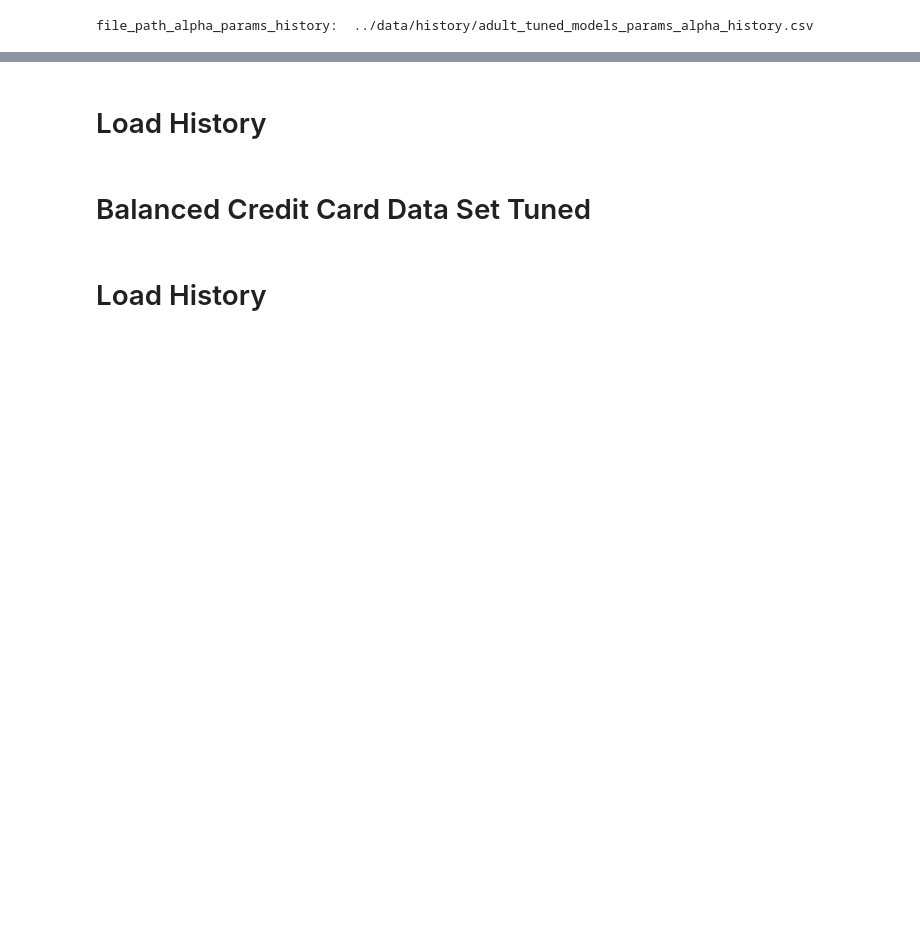
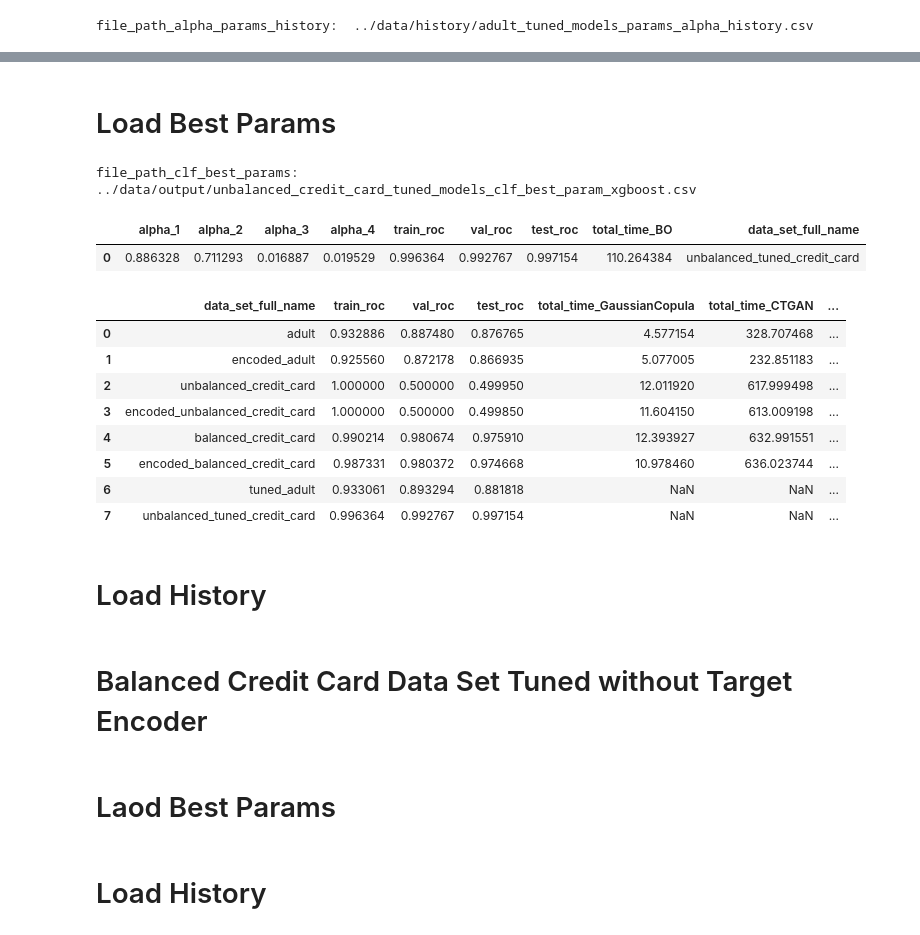
Before and after one commit to shinnasa/SC-GOAT, a Jupyter notebook: code/CollectResults.ipynb, the cells around one changed output, grey strips where cells are left out. Drawn from its saved outputs; the diff is of its cells as text; code cells hidden in the pictures; blank space fills up the shorter version.

Commit message:
Add history for untuned models Minor modifications

```diff
--- a/code/CollectResults.ipynb
+++ b/code/CollectResults.ipynb
@@ -1001,0 +1007,3 @@ directory_name_data:  ../data/adult
+# %%
+df_all_results_best_params = df_all_results_best_params._append(df_clf_best_params, ignore_index = True)
+df_all_results_best_params
@@ -1010,0 +1028,17 @@ file_path_alpha_params_history:  ../data/history/adult_tuned_models_params_alpha
+# %%
+data_set_name = 'credit_card'
+target = 'income'
+encode = False
+balanced = False
+tuned = True
+prefix = constructPrefix(data_set_name, balanced, encode)
+data_set_full_name = prefix + 'tuned_' + data_set_name
+directory_name_data = "../data/" + data_set_name
+
+print('data_set_name: ', data_set_name)
+print('target: ', target)
+print('encode: ', encode)
+print('balanced: ', balanced)
+print('prefix: ', prefix)
+print('data_set_full_name: ', data_set_full_name)
+print('directory_name_data: ', directory_name_data)
@@ -1011,4 +1053,31 @@ file_path_alpha_params_history:  ../data/history/adult_tuned_models_params_alpha
+# %% [markdown]
+# Load Best Params
+# %%
+file_path_clf_best_params = constructFilePath(directory_name_output, file_name_clf_best_params, data_set_name, balanced, encode, tuned)
+print('file_path_clf_best_params: ', file_path_clf_best_params)
+# %% [output]
+file_path_clf_best_params:  ../data/output/unbalanced_credit_card_tuned_models_clf_best_param_xgboost.csv
+# %%
+df_clf_best_params = pd.read_csv(file_path_clf_best_params)
+df_clf_best_params['data_set_full_name'] = data_set_full_name
+df_clf_best_params
+# %% [output]
+|  | alpha_1 | alpha_2 | alpha_3 | alpha_4 | train_roc | val_roc | test_roc | total_time_BO | data_set_full_name |
+| 0 | 0.886328 | 0.711293 | 0.016887 | 0.019529 | 0.996364 | 0.992767 | 0.997154 | 110.264384 | unbalanced_tuned_credit_card |
+# %%
+df_all_results_best_params = df_all_results_best_params._append(df_clf_best_params, ignore_index = True)
+df_all_results_best_params
+# %% [output]
+|  | data_set_full_name | train_roc | val_roc | test_roc | total_time_GaussianCopula | total_time_CTGAN | ... |
+| 0 | adult | 0.932886 | 0.887480 | 0.876765 | 4.577154 | 328.707468 | ... |
+| 1 | encoded_adult | 0.925560 | 0.872178 | 0.866935 | 5.077005 | 232.851183 | ... |
+| 2 | unbalanced_credit_card | 1.000000 | 0.500000 | 0.499950 | 12.011920 | 617.999498 | ... |
+| 3 | encoded_unbalanced_credit_card | 1.000000 | 0.500000 | 0.499850 | 11.604150 | 613.009198 | ... |
+| 4 | balanced_credit_card | 0.990214 | 0.980674 | 0.975910 | 12.393927 | 632.991551 | ... |
+| 5 | encoded_balanced_credit_card | 0.987331 | 0.980372 | 0.974668 | 10.978460 | 636.023744 | ... |
+| 6 | tuned_adult | 0.933061 | 0.893294 | 0.881818 | NaN | NaN | ... |
+| 7 | unbalanced_tuned_credit_card | 0.996364 | 0.992767 | 0.997154 | NaN | NaN | ... |
 # %% [markdown]
 # Load History
 # %% [markdown]
-# Balanced Credit Card Data Set Tuned
+# Balanced Credit Card Data Set Tuned without Target Encoder
@@ -1014,0 +1101,2 @@ file_path_alpha_params_history:  ../data/history/adult_tuned_models_params_alpha
+# %% [markdown]
+# Laod Best Params
```
Also changed, not shown: parts of 19 cells of this notebook, 5 other files.
